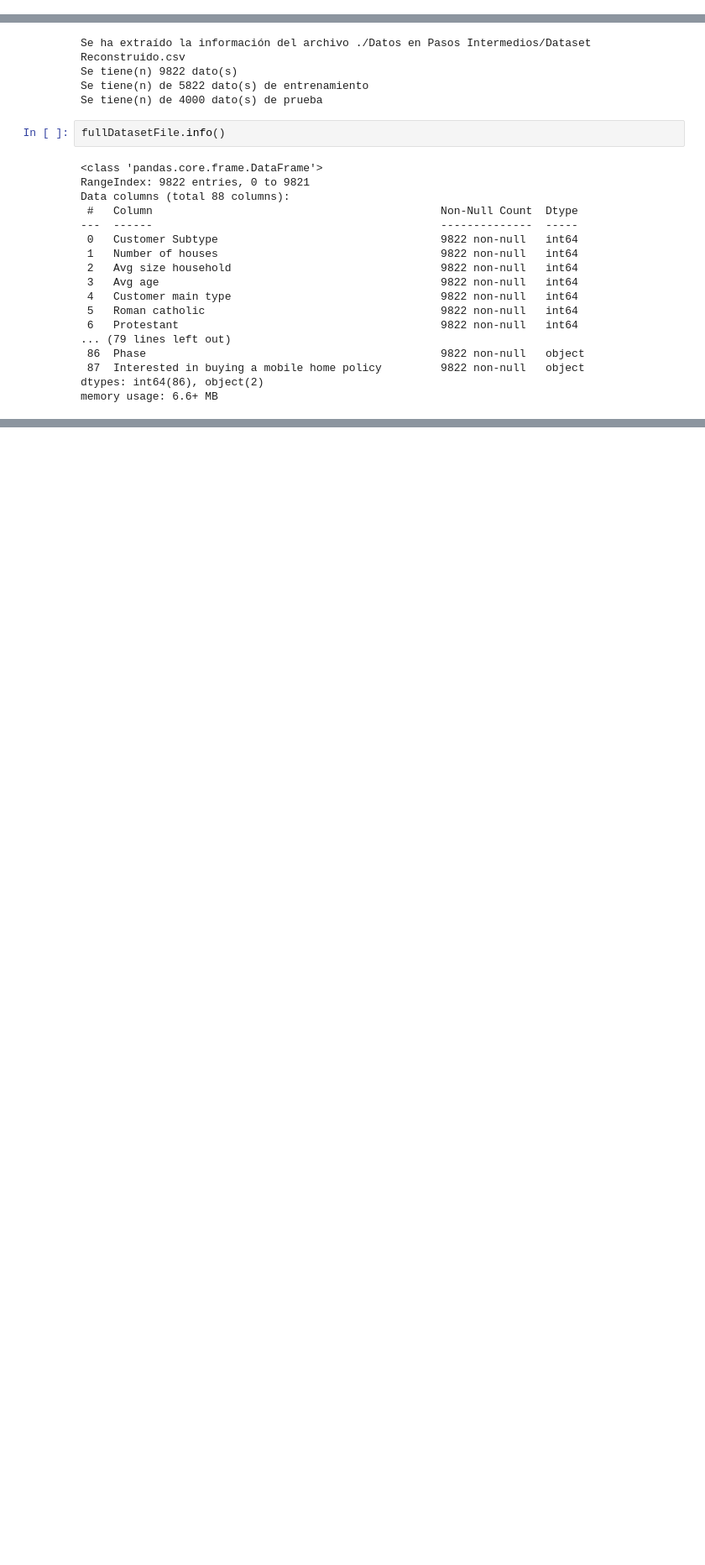
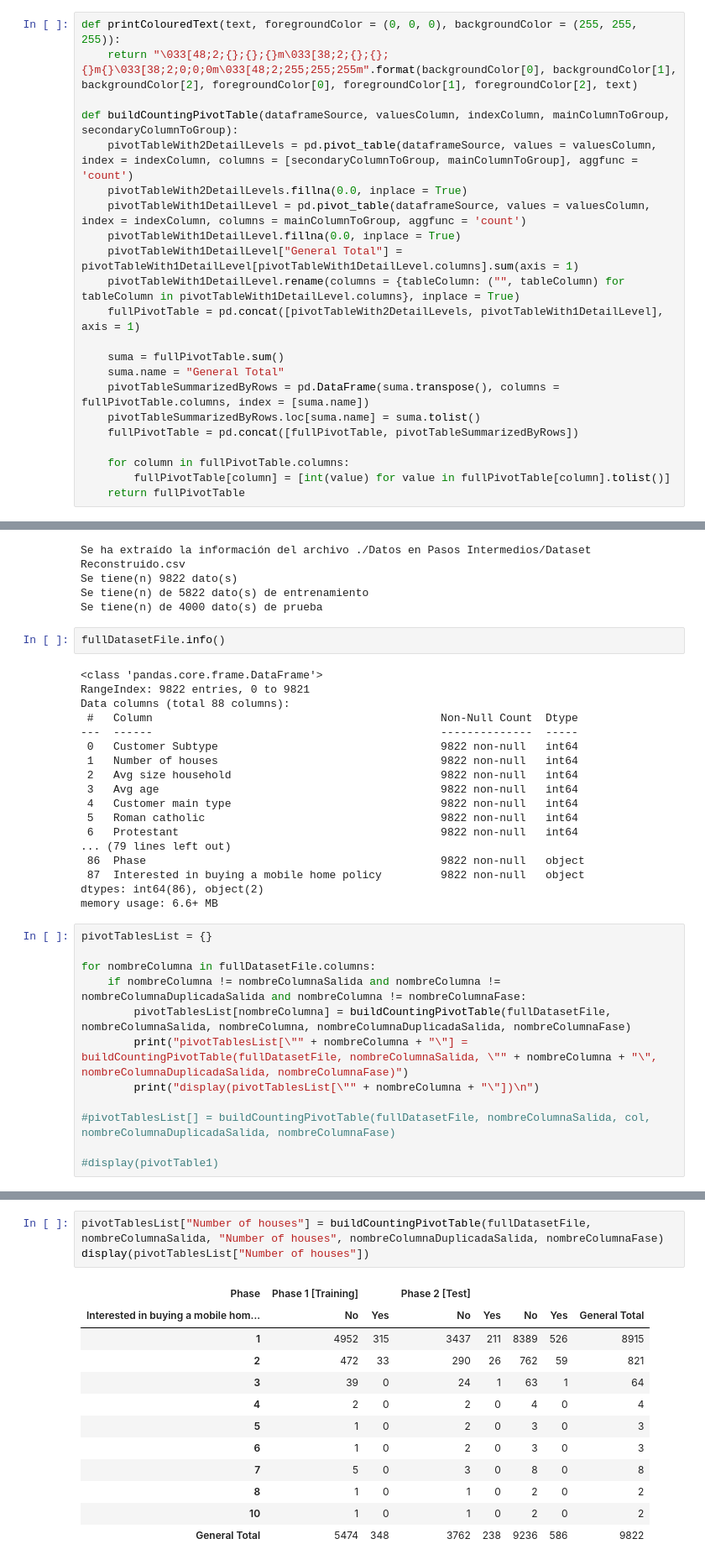
Before and after one commit to mamurciac/InsuranceCompanyPurchasePredictor, a Jupyter notebook: Análisis Preliminar de Datos.ipynb, the cells around one changed output, grey strips where cells are left out. Shown at 84% size. Drawn from its saved outputs; the diff is of its cells as text; blank space fills up the shorter version.

```diff
--- a/Análisis Preliminar de Datos.ipynb
+++ b/Análisis Preliminar de Datos.ipynb
@@ -19,3 +16,25 @@ def printColouredText(text, foregroundColor = (0, 0, 0), backgroundColor = (255,
+# %%
+def printColouredText(text, foregroundColor = (0, 0, 0), backgroundColor = (255, 255, 255)):
+    return "\033[48;2;{};{};{}m\033[38;2;{};{};{}m{}\033[38;2;0;0;0m\033[48;2;255;255;255m".format(backgroundColor[0], backgroundColor[1], backgroundColor[2], foregroundColor[0], foregroundColor[1], foregroundColor[2], text)
+
+def buildCountingPivotTable(dataframeSource, valuesColumn, indexColumn, mainColumnToGroup, secondaryColumnToGroup):
+    pivotTableWith2DetailLevels = pd.pivot_table(dataframeSource, values = valuesColumn, index = indexColumn, columns = [secondaryColumnToGroup, mainColumnToGroup], aggfunc = 'count')
+    pivotTableWith2DetailLevels.fillna(0.0, inplace = True)
+    pivotTableWith1DetailLevel = pd.pivot_table(dataframeSource, values = valuesColumn, index = indexColumn, columns = mainColumnToGroup, aggfunc = 'count')
+    pivotTableWith1DetailLevel.fillna(0.0, inplace = True)
+    pivotTableWith1DetailLevel["General Total"] = pivotTableWith1DetailLevel[pivotTableWith1DetailLevel.columns].sum(axis = 1)
+    pivotTableWith1DetailLevel.rename(columns = {tableColumn: ("", tableColumn) for tableColumn in pivotTableWith1DetailLevel.columns}, inplace = True)
+    fullPivotTable = pd.concat([pivotTableWith2DetailLevels, pivotTableWith1DetailLevel], axis = 1)
+
+    suma = fullPivotTable.sum()
+    suma.name = "General Total"
+    pivotTableSummarizedByRows = pd.DataFrame(suma.transpose(), columns = fullPivotTable.columns, index = [suma.name])
+    pivotTableSummarizedByRows.loc[suma.name] = suma.tolist()
+    fullPivotTable = pd.concat([fullPivotTable, pivotTableSummarizedByRows])
+
+    for column in fullPivotTable.columns:
+        fullPivotTable[column] = [int(value) for value in fullPivotTable[column].tolist()]
+    return fullPivotTable
 # %%
 fullDatasetFile = pd.read_csv(nombreArchivoDataset, sep = ";", decimal = ".")
 fullDatasetFile[nombreColumnaDuplicadaSalida] = fullDatasetFile[nombreColumnaSalida].tolist()
@@ -54,3 +73,15 @@ Data columns (total 88 columns):
  87  Interested in buying a mobile home policy         9822 non-null   object
 dtypes: int64(86), object(2)
 memory usage: 6.6+ MB
+# %%
+pivotTablesList = {}
+
+for nombreColumna in fullDatasetFile.columns:
+    if nombreColumna != nombreColumnaSalida and nombreColumna != nombreColumnaDuplicadaSalida and nombreColumna != nombreColumnaFase:
+        pivotTablesList[nombreColumna] = buildCountingPivotTable(fullDatasetFile, nombreColumnaSalida, nombreColumna, nombreColumnaDuplicadaSalida, nombreColumnaFase)
+        print("pivotTablesList[\"" + nombreColumna + "\"] = buildCountingPivotTable(fullDatasetFile, nombreColumnaSalida, \"" + nombreColumna + "\", nombreColumnaDuplicadaSalida, nombreColumnaFase)")
+        print("display(pivotTablesList[\"" + nombreColumna + "\"])\n")
+
+#pivotTablesList[] = buildCountingPivotTable(fullDatasetFile, nombreColumnaSalida, col, nombreColumnaDuplicadaSalida, nombreColumnaFase)
+
+#display(pivotTable1)
@@ -56,0 +128,16 @@ memory usage: 6.6+ MB
+# %%
+pivotTablesList["Number of houses"] = buildCountingPivotTable(fullDatasetFile, nombreColumnaSalida, "Number of houses", nombreColumnaDuplicadaSalida, nombreColumnaFase)
+display(pivotTablesList["Number of houses"])
+# %% [output]
+| Phase | Phase 1 [Training] |  | Phase 2 [Test] |  |  |  |  |
+| Interested in buying a mobile hom... | No | Yes | No | Yes | No | Yes | General Total |
+| 1 | 4952 | 315 | 3437 | 211 | 8389 | 526 | 8915 |
+| 2 | 472 | 33 | 290 | 26 | 762 | 59 | 821 |
+| 3 | 39 | 0 | 24 | 1 | 63 | 1 | 64 |
+| 4 | 2 | 0 | 2 | 0 | 4 | 0 | 4 |
+| 5 | 1 | 0 | 2 | 0 | 3 | 0 | 3 |
+| 6 | 1 | 0 | 2 | 0 | 3 | 0 | 3 |
+| 7 | 5 | 0 | 3 | 0 | 8 | 0 | 8 |
+| 8 | 1 | 0 | 1 | 0 | 2 | 0 | 2 |
+| 10 | 1 | 0 | 1 | 0 | 2 | 0 | 2 |
+| General Total | 5474 | 348 | 3762 | 238 | 9236 | 586 | 9822 |
```
Also changed, not shown: parts of 7 cells of this notebook.
